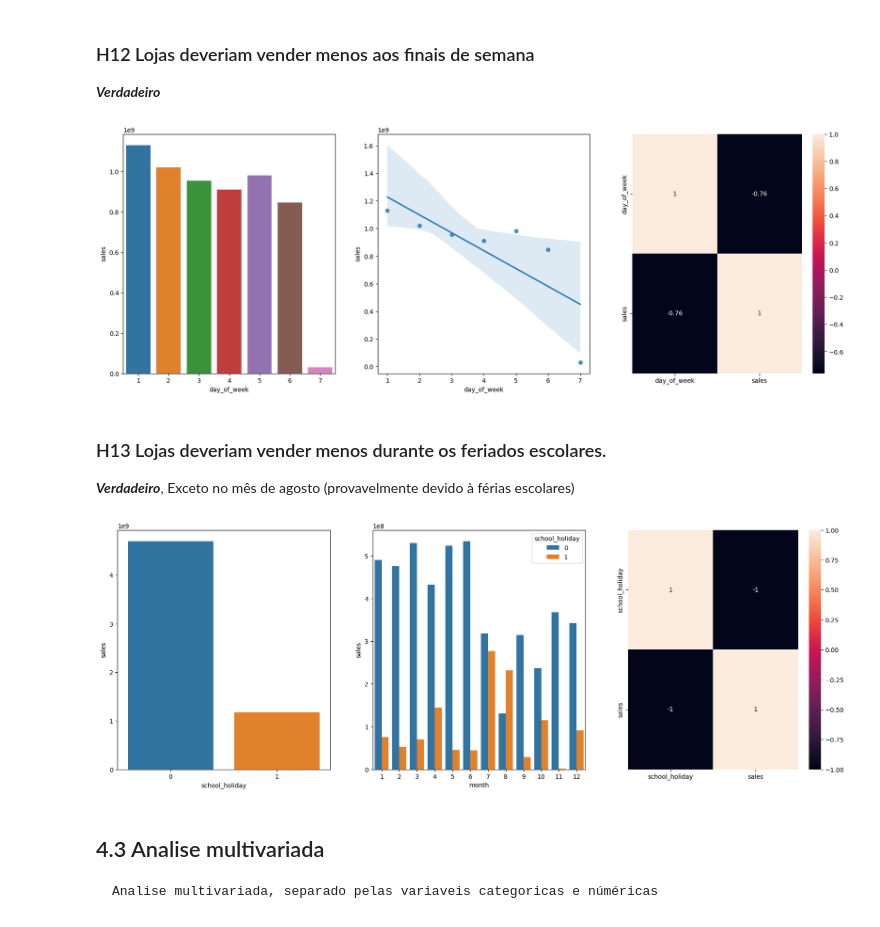
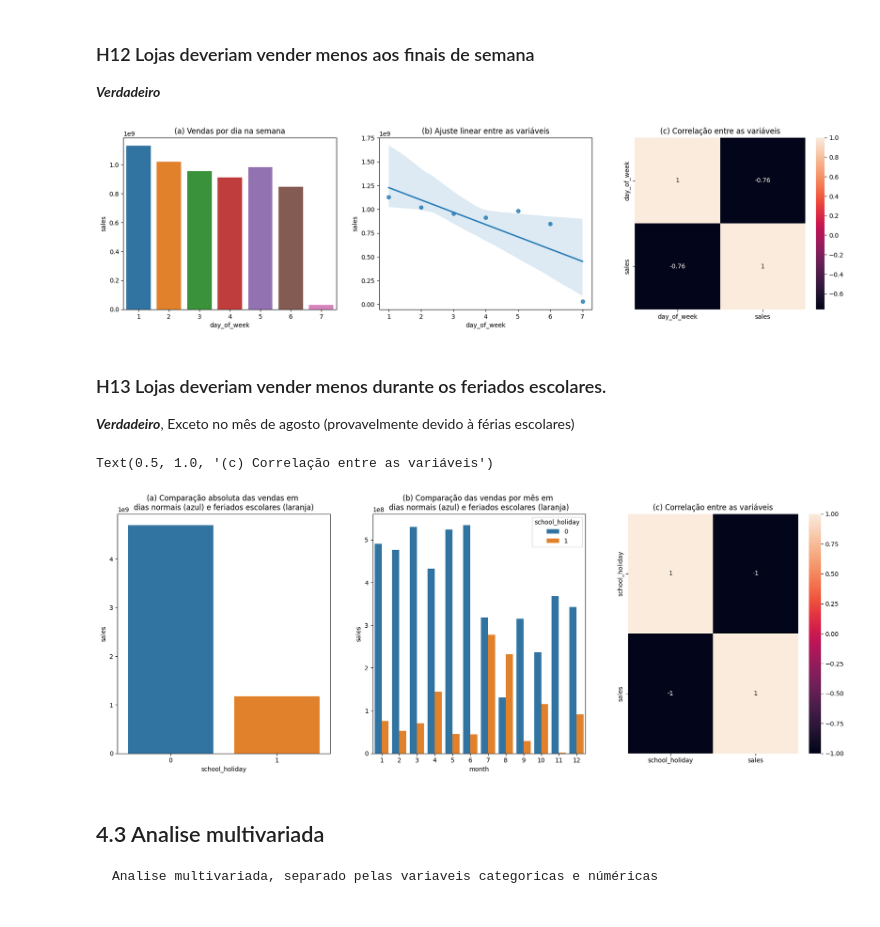
Before and after one commit to MayconRochaaa/rossmann_project, a Jupyter notebook: store_sales_prediction.ipynb, the cells around one changed output. Drawn from its saved outputs; the diff is of its cells as text; code cells hidden in the pictures.

```diff
--- a/store_sales_prediction.ipynb
+++ b/store_sales_prediction.ipynb
@@ -749,18 +752,21 @@ sns.barplot(x='before_after', y='sales', data = aux2);
 # %%
 aux1 = df4[['day_of_week','sales']].groupby('day_of_week').sum().reset_index()
 
-fig=plt.subplots(1,3,figsize=(21,7))
+fig=plt.subplots(1,3,figsize=(21,5))
 
 plt.subplot(1,3,1)
 sns.barplot(x='day_of_week', y='sales', data = aux1);
+plt.title('(a) Vendas por dia na semana');
 
 plt.subplot(1,3,2)
 sns.regplot(x='day_of_week', y='sales', data = aux1);
+plt.title('(b) Ajuste linear entre as variáveis');
 
 plt.subplot(1,3,3)
 sns.heatmap(aux1.corr(method='pearson'), annot=True);
+plt.title('(c) Correlação entre as variáveis');
 # %% [output]
-[figure, old version]
+[figure, new version]
 # %% [markdown]
 ### H13 Lojas deveriam vender menos durante os feriados escolares.
 
@@ -773,17 +779,22 @@ fig=plt.subplots(1,3,figsize=(21,7))
 
 plt.subplot(1,3,1)
 sns.barplot(x='school_holiday', y='sales', data = aux1);
+plt.title('(a) Comparação absoluta das vendas em \ndias normais (azul) e feriados escolares (laranja)')
 
 plt.subplot(1,3,2)
 sns.barplot(x='month', y='sales', hue='school_holiday', data = aux2);
+plt.title('(b) Comparação das vendas por mês em \ndias normais (azul) e feriados escolares (laranja)')
+
 
 '''plt.subplot(1,3,2)
 sns.regplot(x='school_holiday', y='sales', data = aux1);'''
 
 plt.subplot(1,3,3)
 sns.heatmap(aux1.corr(method='pearson'), annot=True);
+plt.title('(c) Correlação entre as variáveis')
 # %% [output]
+Text(0.5, 1.0, '(c) Correlação entre as variáveis')
-[figure, old version]
+[figure, new version]
 # %% [markdown]
 ## 4.3 Analise multivariada
     Analise multivariada, separado pelas variaveis categoricas e núméricas
```
Also changed, not shown: parts of 13 cells of this notebook, 5 other files.
